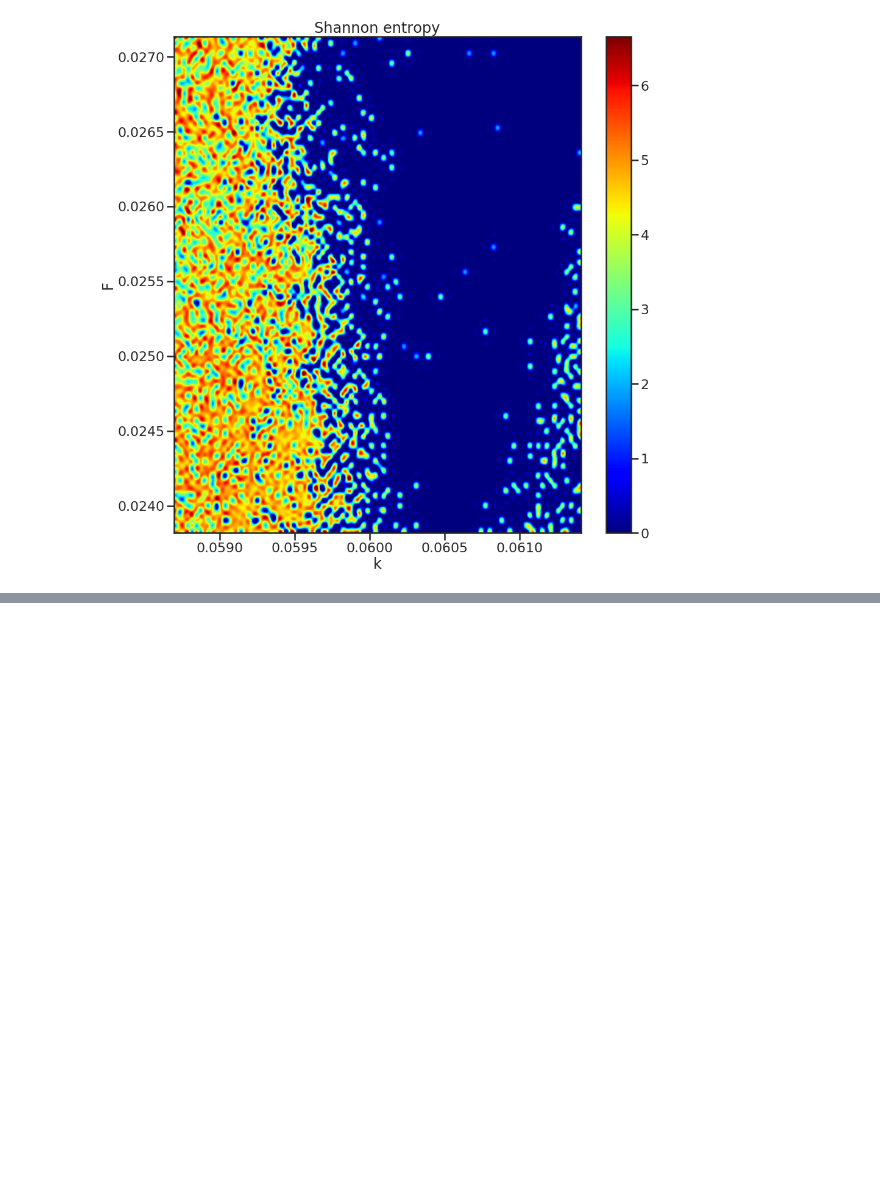
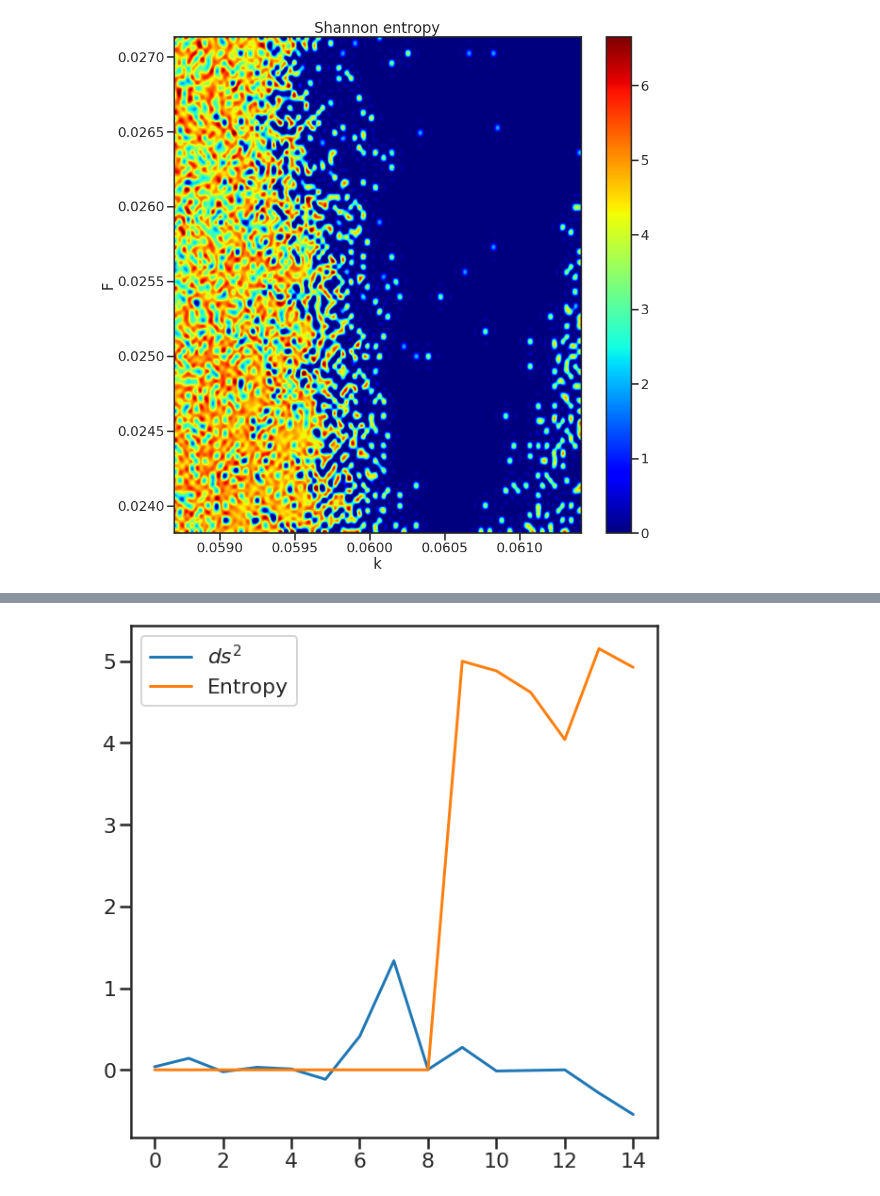
Before and after one commit to CoenHoningh/Complex-Systems, a Jupyter notebook: bulk_runs.ipynb, the cells around one changed output, grey strips where cells are left out. Cells and saved outputs as stored; diff of their text form; code cells hidden in the pictures; blank space fills up the shorter version.

```diff
--- a/bulk_runs.ipynb
+++ b/bulk_runs.ipynb
@@ -196,0 +222,10 @@ plt.show()
+# %%
+ds2 = [-0.5460706008228706, -0.2831941148442574, 7.346725916257038e-05, -0.007058117135215759, -0.014332719829774196, 0.274947351499436, 0.004939437209145058, 1.333997183624122, 0.4099892658721144, -0.1159013839653152, 0.01048048975289352, 0.031138397542730574, -0.023436163093455843, 0.14126363046804055, 0.03754969806688871]
+# %%
+plt.figure(figsize=(10,10))
+plt.plot(ds2[::-1], label='$ds^2$')
+plt.plot(outp[::-1], label='Entropy')
+plt.legend()
+plt.show()
+# %% [output]
+[figure, added]
```
Also changed, not shown: parts of 2 cells of this notebook, 2 other files.
